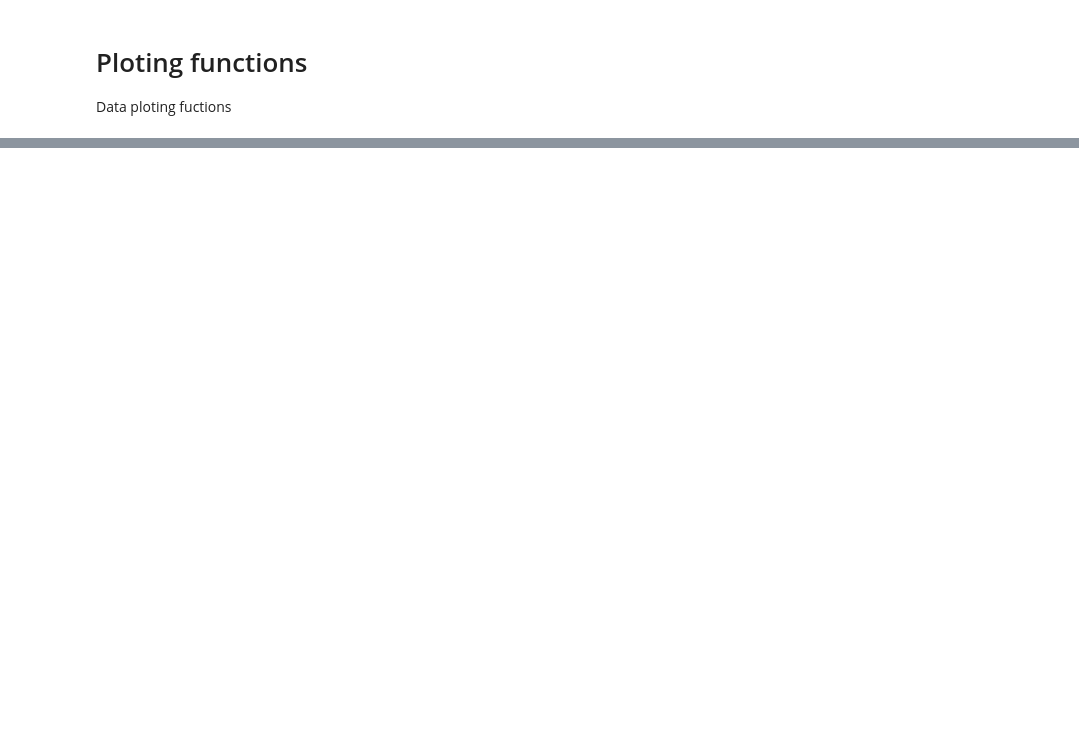
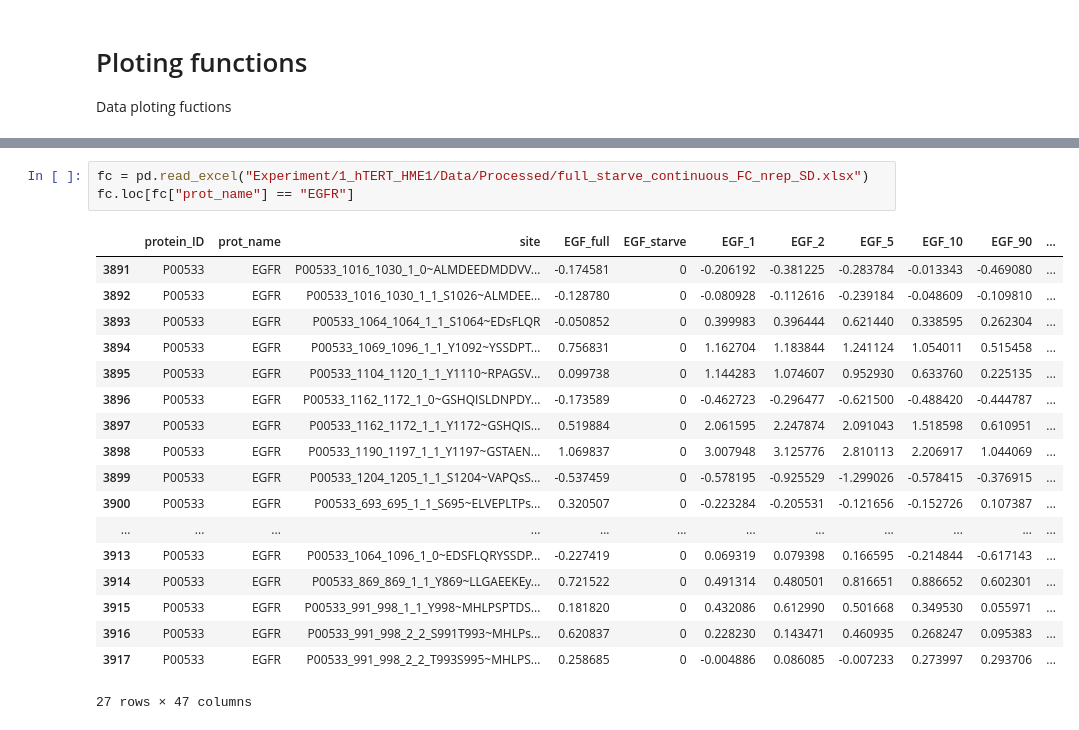
Before and after one commit to IgnacioNavas/TMT_Data_analysis, a Jupyter notebook: Plotting_data.ipynb, the cells around one changed output, grey strips where cells are left out. Saved outputs shown, nothing was run; the diff lists cells and outputs as text; blank space fills up the shorter version.

```diff
--- a/Plotting_data.ipynb
+++ b/Plotting_data.ipynb
@@ -333,0 +396,22 @@ plot_protein_phosphosites_individually(df= full_df, proteins= ["EGFR"], legend =
+# %%
+fc = pd.read_excel("Experiment/1_hTERT_HME1/Data/Processed/full_starve_continuous_FC_nrep_SD.xlsx")
+fc.loc[fc["prot_name"] == "EGFR"]
+# %% [output]
+|  | protein_ID | prot_name | site | EGF_full | EGF_starve | EGF_1 | EGF_2 | EGF_5 | EGF_10 | EGF_90 | ... |
+| 3891 | P00533 | EGFR | P00533_1016_1030_1_0~ALMDEEDMDDVV... | -0.174581 | 0 | -0.206192 | -0.381225 | -0.283784 | -0.013343 | -0.469080 | ... |
+| 3892 | P00533 | EGFR | P00533_1016_1030_1_1_S1026~ALMDEE... | -0.128780 | 0 | -0.080928 | -0.112616 | -0.239184 | -0.048609 | -0.109810 | ... |
+| 3893 | P00533 | EGFR | P00533_1064_1064_1_1_S1064~EDsFLQR | -0.050852 | 0 | 0.399983 | 0.396444 | 0.621440 | 0.338595 | 0.262304 | ... |
+| 3894 | P00533 | EGFR | P00533_1069_1096_1_1_Y1092~YSSDPT... | 0.756831 | 0 | 1.162704 | 1.183844 | 1.241124 | 1.054011 | 0.515458 | ... |
+| 3895 | P00533 | EGFR | P00533_1104_1120_1_1_Y1110~RPAGSV... | 0.099738 | 0 | 1.144283 | 1.074607 | 0.952930 | 0.633760 | 0.225135 | ... |
+| 3896 | P00533 | EGFR | P00533_1162_1172_1_0~GSHQISLDNPDY... | -0.173589 | 0 | -0.462723 | -0.296477 | -0.621500 | -0.488420 | -0.444787 | ... |
+| 3897 | P00533 | EGFR | P00533_1162_1172_1_1_Y1172~GSHQIS... | 0.519884 | 0 | 2.061595 | 2.247874 | 2.091043 | 1.518598 | 0.610951 | ... |
+| 3898 | P00533 | EGFR | P00533_1190_1197_1_1_Y1197~GSTAEN... | 1.069837 | 0 | 3.007948 | 3.125776 | 2.810113 | 2.206917 | 1.044069 | ... |
+| 3899 | P00533 | EGFR | P00533_1204_1205_1_1_S1204~VAPQsS... | -0.537459 | 0 | -0.578195 | -0.925529 | -1.299026 | -0.578415 | -0.376915 | ... |
+| 3900 | P00533 | EGFR | P00533_693_695_1_1_S695~ELVEPLTPs... | 0.320507 | 0 | -0.223284 | -0.205531 | -0.121656 | -0.152726 | 0.107387 | ... |
+| ... | ... | ... | ... | ... | ... | ... | ... | ... | ... | ... | ... |
+| 3913 | P00533 | EGFR | P00533_1064_1096_1_0~EDSFLQRYSSDP... | -0.227419 | 0 | 0.069319 | 0.079398 | 0.166595 | -0.214844 | -0.617143 | ... |
+| 3914 | P00533 | EGFR | P00533_869_869_1_1_Y869~LLGAEEKEy... | 0.721522 | 0 | 0.491314 | 0.480501 | 0.816651 | 0.886652 | 0.602301 | ... |
+| 3915 | P00533 | EGFR | P00533_991_998_1_1_Y998~MHLPSPTDS... | 0.181820 | 0 | 0.432086 | 0.612990 | 0.501668 | 0.349530 | 0.055971 | ... |
+| 3916 | P00533 | EGFR | P00533_991_998_2_2_S991T993~MHLPs... | 0.620837 | 0 | 0.228230 | 0.143471 | 0.460935 | 0.268247 | 0.095383 | ... |
+| 3917 | P00533 | EGFR | P00533_991_998_2_2_T993S995~MHLPS... | 0.258685 | 0 | -0.004886 | 0.086085 | -0.007233 | 0.273997 | 0.293706 | ... |
+27 rows × 47 columns
```
Also changed, not shown: parts of 6 cells of this notebook, 2 other files.
